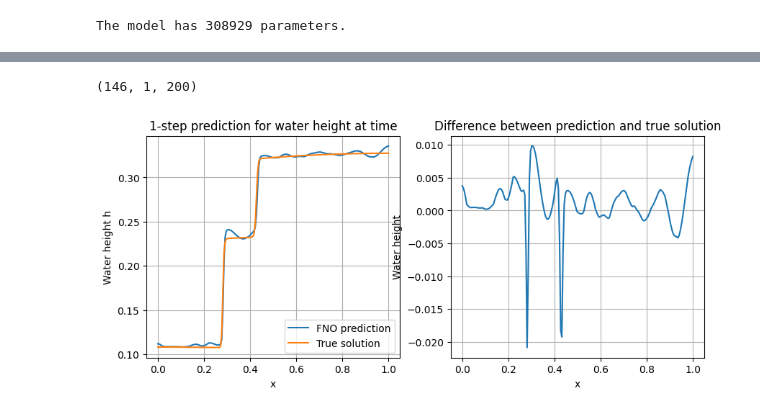
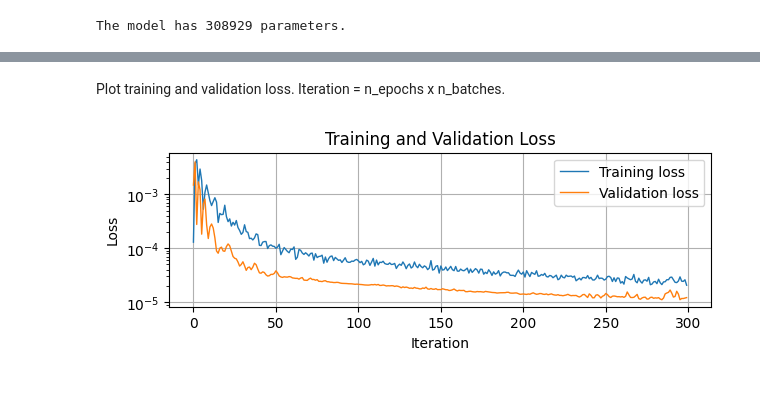
Before and after one commit to MelissaJessen/Shallow-Water-Equations, a Jupyter notebook: FNO-SWE.ipynb, the cells around one changed output, grey strips where cells are left out. Saved outputs shown, nothing was run; the diff lists cells and outputs as text; code cells hidden in the pictures.

```diff
--- a/FNO-SWE.ipynb
+++ b/FNO-SWE.ipynb
@@ -249,26 +198,2 @@ lgd = fig.legend(handles, labels,ncol = 5, bbox_to_anchor=(0.95,0.95))
-# %%
-# Plot 1-step prediction
-predictions = model(test_x).cpu().detach().numpy()
-print(predictions.shape)
-
-plt.figure(figsize=(10, 4))
-plt.subplot(1, 2, 1)
-plt.plot(mesh, predictions[1,0], label='FNO prediction')
-plt.plot(mesh, test_y[1,0], label='True solution')
-plt.legend()
-plt.xlabel('x')
-plt.ylabel('Water height h')
-plt.title('1-step prediction for water height at time')
-plt.grid()
-
-plt.subplot(1, 2, 2)
-plt.plot(mesh, predictions[1,0] - test_y.cpu().numpy()[1,0], label='Difference')
-plt.xlabel('x')
-plt.ylabel('Water height')
-plt.title('Difference between prediction and true solution')
-plt.grid()
-
-plt.show()
-# %% [output]
-(146, 1, 200)
-[figure, removed]
+# %% [markdown]
+Plot training and validation loss. Iteration = n_epochs x n_batches.
@@ -275 +202,18 @@ plt.show()
+# %%
+plt.figure(figsize=(7, 2))
+plt.plot(loss_train, label='Training loss', linewidth=1)
+plt.plot(loss_val, label='Validation loss', linewidth=1)
+plt.yscale('log')
+plt.legend()
+plt.grid()
+plt.title('Training and Validation Loss')
+plt.xlabel('Iteration')
+plt.ylabel('Loss')
+
+if save:
+    plt.savefig(f'plots/loss_swe_epochs{n_epochs}_channels{model.lifting_channels}_lr_{learn_rate}.pdf', format='pdf')
+
+plt.show()
+# %% [output]
+[figure, added]
 # %%
```
Also changed, not shown: parts of 27 cells of this notebook, 22 other files.
